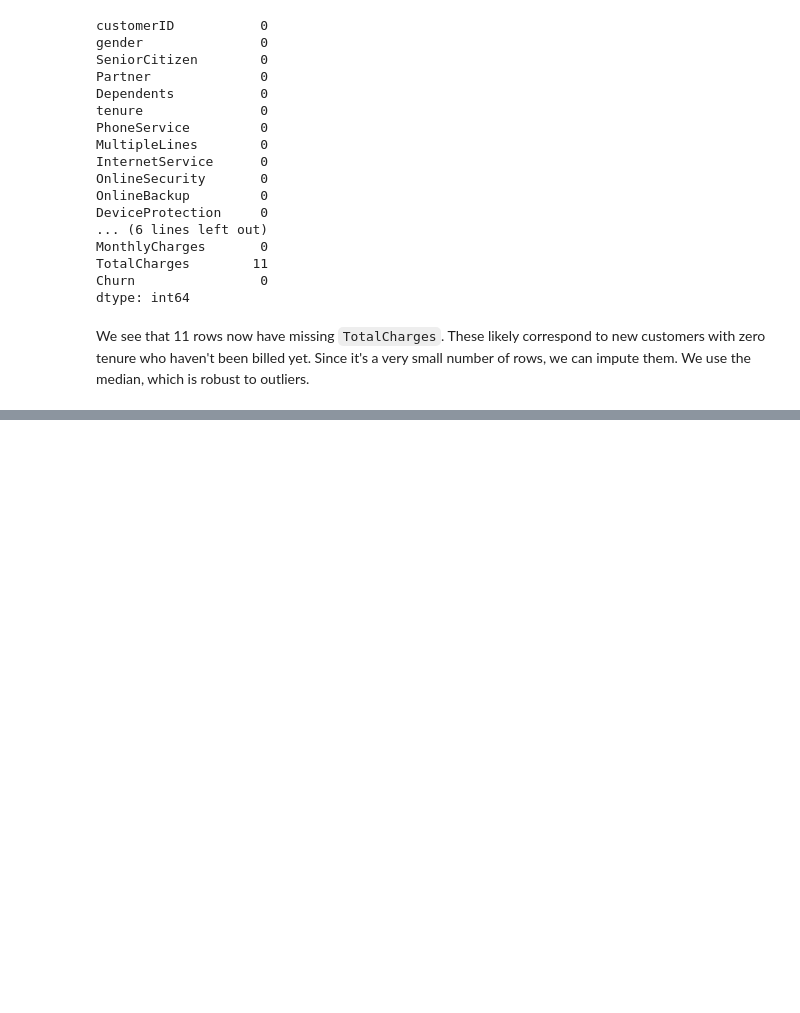
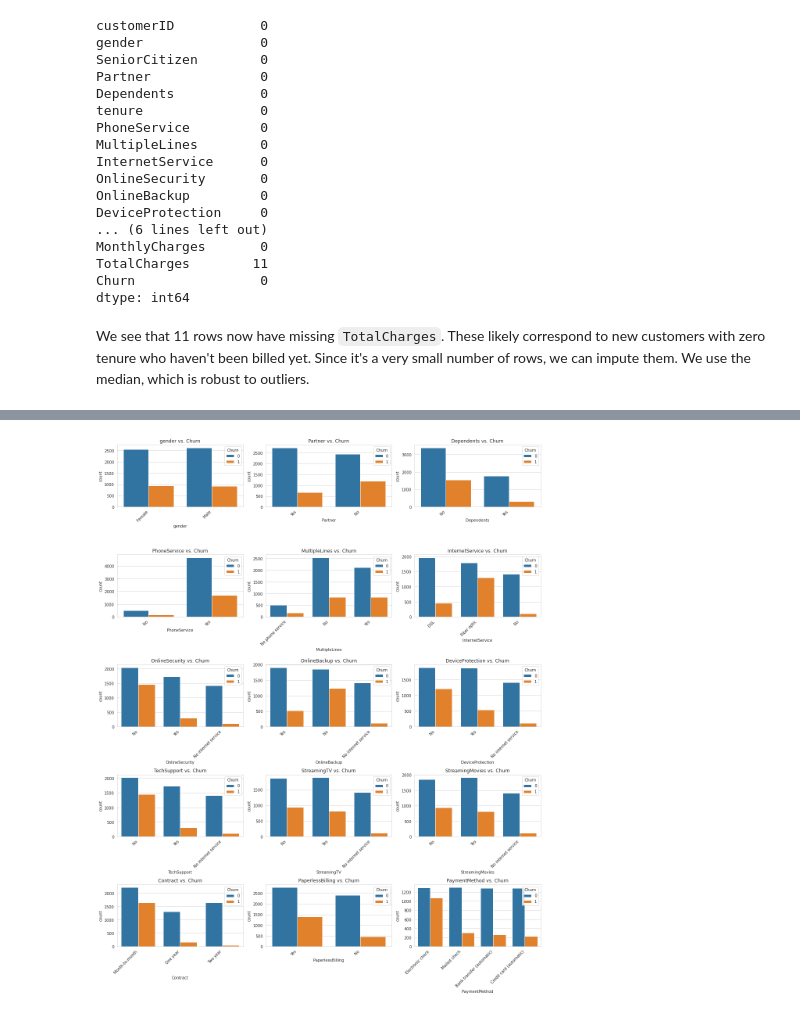
Before and after one commit to mutembeic/FUTURE_ML_02, a Jupyter notebook: notebooks/churn_prediction.ipynb, the cells around one changed output, grey strips where cells are left out. Saved outputs shown, nothing was run; the diff lists cells and outputs as text; code cells hidden in the pictures; blank space fills up the shorter version.

```diff
--- a/notebooks/churn_prediction.ipynb
+++ b/notebooks/churn_prediction.ipynb
@@ -120,0 +146,21 @@ df['Churn'] = df['Churn'].apply(lambda x: 1 if x == 'Yes' else 0)
+# %%
+# Plotting categorical features vs. Churn
+categorical_features = [
+    'gender', 'Partner', 'Dependents', 'PhoneService',
+    'MultipleLines', 'InternetService', 'OnlineSecurity', 'OnlineBackup',
+    'DeviceProtection', 'TechSupport', 'StreamingTV', 'StreamingMovies',
+    'Contract', 'PaperlessBilling', 'PaymentMethod'
+]
+
+fig, axes = plt.subplots(5, 3, figsize=(16, 20))
+axes = axes.ravel()  # Flatten the 2D array of axes
+
+for i, col in enumerate(categorical_features):
+    sns.countplot(x=col, hue='Churn', data=df, ax=axes[i])
+    axes[i].set_title(f'{col} vs. Churn')
+    axes[i].set_xticklabels(axes[i].get_xticklabels(), rotation=45, ha='right')
+
+plt.tight_layout()
+plt.show()
+# %% [output]
+[figure, added]
```
Also changed, not shown: parts of 9 cells of this notebook.
